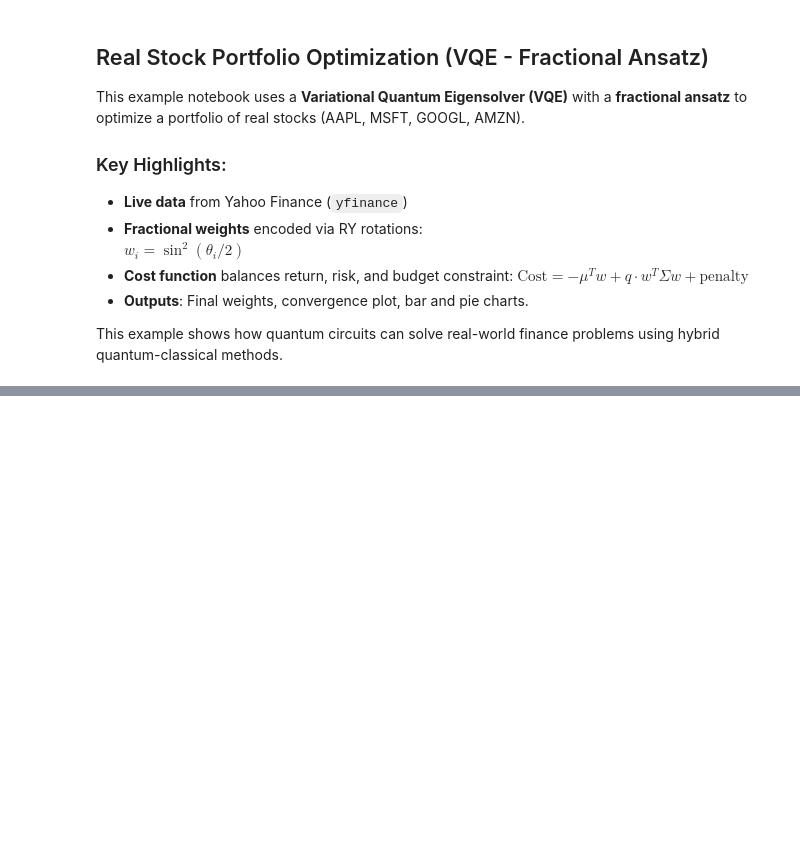
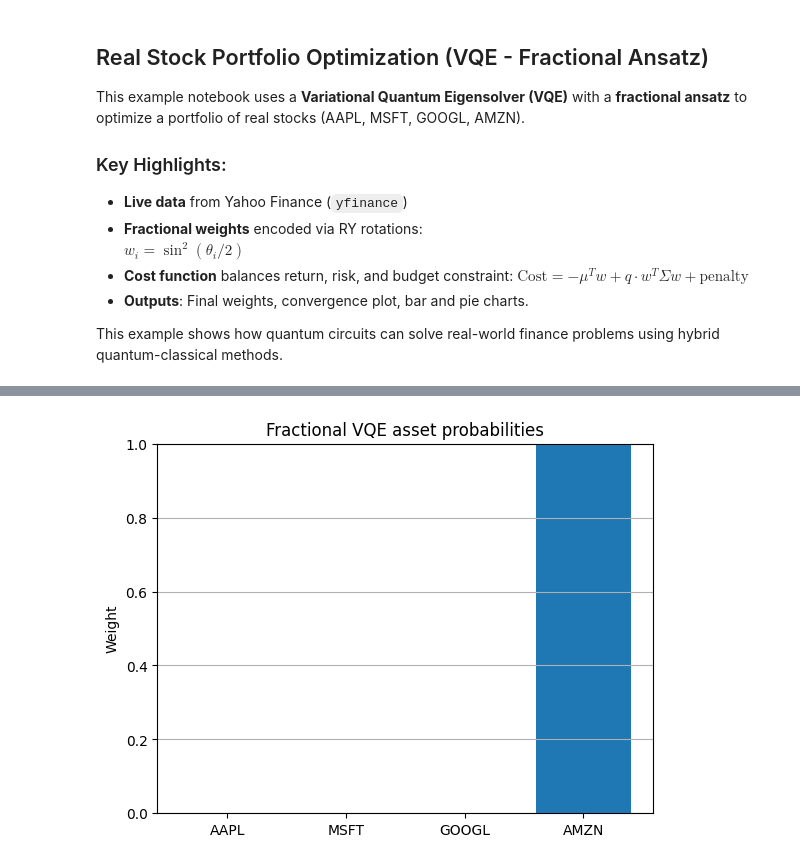
Before and after one commit to SidRichardsQuantum/VQE_Portfolio_Optimization, a Jupyter notebook: notebooks/Examples/Real_Example.ipynb, the cells around one changed output, grey strips where cells are left out. Saved outputs shown, nothing was run; the diff lists cells and outputs as text; code cells hidden in the pictures; blank space fills up the shorter version.

```diff
--- a/notebooks/Examples/Real_Example.ipynb
+++ b/notebooks/Examples/Real_Example.ipynb
@@ -91,9 +100,12 @@ for t, w in zip(tickers, w_opt):
 # %%
 # Bar plot
 plt.figure()
 plt.bar(tickers, w_opt)
-plt.ylabel("Weight"); plt.ylim(0,1); plt.title("Fractional VQE allocation"); plt.grid(axis="y")
+plt.ylabel("Weight"); plt.ylim(0,1); plt.title("Fractional VQE asset probabilities"); plt.grid(axis="y")
+plt.savefig("../images/Fractional_Example_Probabilities.png", dpi=300, bbox_inches="tight")
 plt.show()
+# %% [output]
+[figure, added]
 # %%
 # Pie chart
 plt.figure(figsize=(6,6))
```
Also changed, not shown: parts of 3 cells of this notebook, 16 other files.
